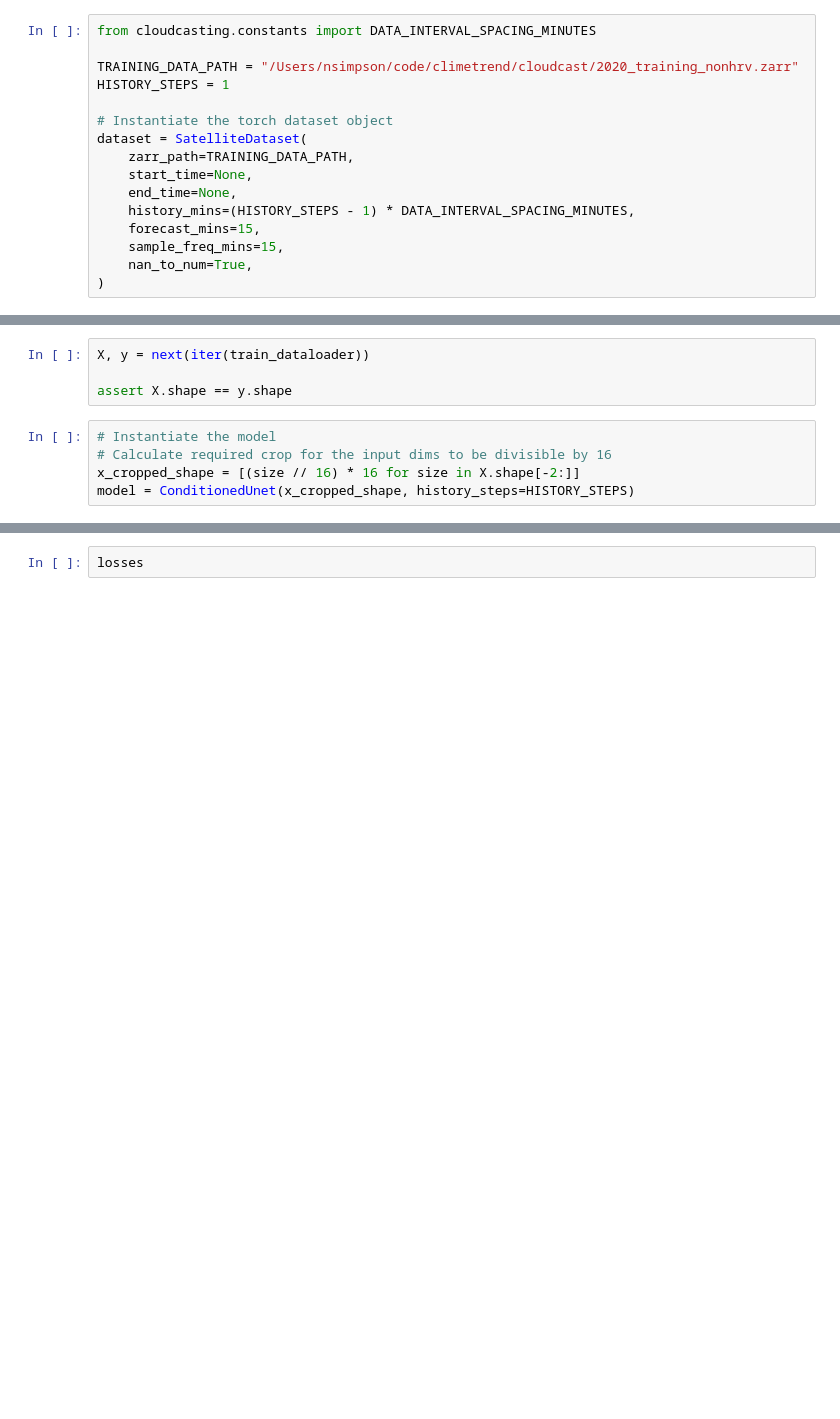
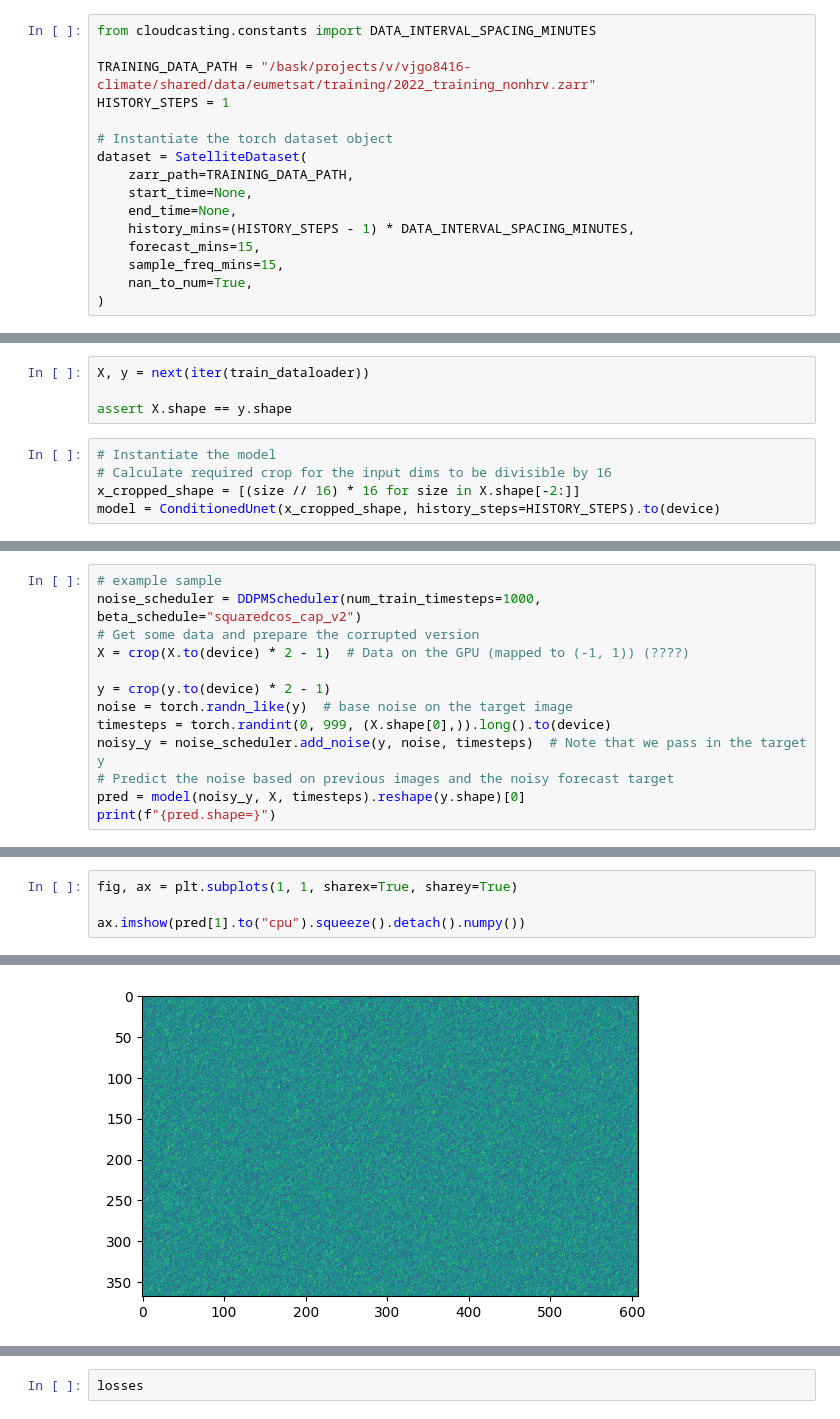
Before and after one commit to alan-turing-institute/ocf-diffusion, a Jupyter notebook: 02-data_loader_demo.ipynb, the cells around one changed output, grey strips where cells are left out. Saved outputs shown, nothing was run; the diff lists cells and outputs as text; blank space fills up the shorter version.

```diff
--- a/02-data_loader_demo.ipynb
+++ b/02-data_loader_demo.ipynb
@@ -80,7 +131,7 @@ class ConditionedUnet(nn.Module):
 # %%
 from cloudcasting.constants import DATA_INTERVAL_SPACING_MINUTES
 
-TRAINING_DATA_PATH = "/Users/nsimpson/code/climetrend/cloudcast/2020_training_nonhrv.zarr"
+TRAINING_DATA_PATH = "/bask/projects/v/vjgo8416-climate/shared/data/eumetsat/training/2022_training_nonhrv.zarr"
 HISTORY_STEPS = 1
 
 # Instantiate the torch dataset object
@@ -140,4 +187,4 @@ assert X.shape == y.shape
 # Instantiate the model
 # Calculate required crop for the input dims to be divisible by 16
 x_cropped_shape = [(size // 16) * 16 for size in X.shape[-2:]]
-model = ConditionedUnet(x_cropped_shape, history_steps=HISTORY_STEPS)
+model = ConditionedUnet(x_cropped_shape, history_steps=HISTORY_STEPS).to(device)
@@ -143,0 +197,13 @@ model = ConditionedUnet(x_cropped_shape, history_steps=HISTORY_STEPS)
+# %%
+# example sample
+noise_scheduler = DDPMScheduler(num_train_timesteps=1000, beta_schedule="squaredcos_cap_v2")
+# Get some data and prepare the corrupted version
+X = crop(X.to(device) * 2 - 1)  # Data on the GPU (mapped to (-1, 1)) (????)
+
+y = crop(y.to(device) * 2 - 1)
+noise = torch.randn_like(y)  # base noise on the target image
+timesteps = torch.randint(0, 999, (X.shape[0],)).long().to(device)
+noisy_y = noise_scheduler.add_noise(y, noise, timesteps)  # Note that we pass in the target y
+# Predict the noise based on previous images and the noisy forecast target
+pred = model(noisy_y, X, timesteps).reshape(y.shape)[0]
+print(f"{pred.shape=}")
@@ -143,0 +212,5 @@ model = ConditionedUnet(x_cropped_shape, history_steps=HISTORY_STEPS)
+# %%
+fig, ax = plt.subplots(1, 1, sharex=True, sharey=True)
+
+ax.imshow(pred[1].to("cpu").squeeze().detach().numpy())
+# %% [output]
@@ -144,3 +218,4 @@ model = ConditionedUnet(x_cropped_shape, history_steps=HISTORY_STEPS)
+[figure, added]
 # %%
 from tqdm import tqdm
 # Create a scheduler
```
Also changed, not shown: parts of 11 cells of this notebook.
